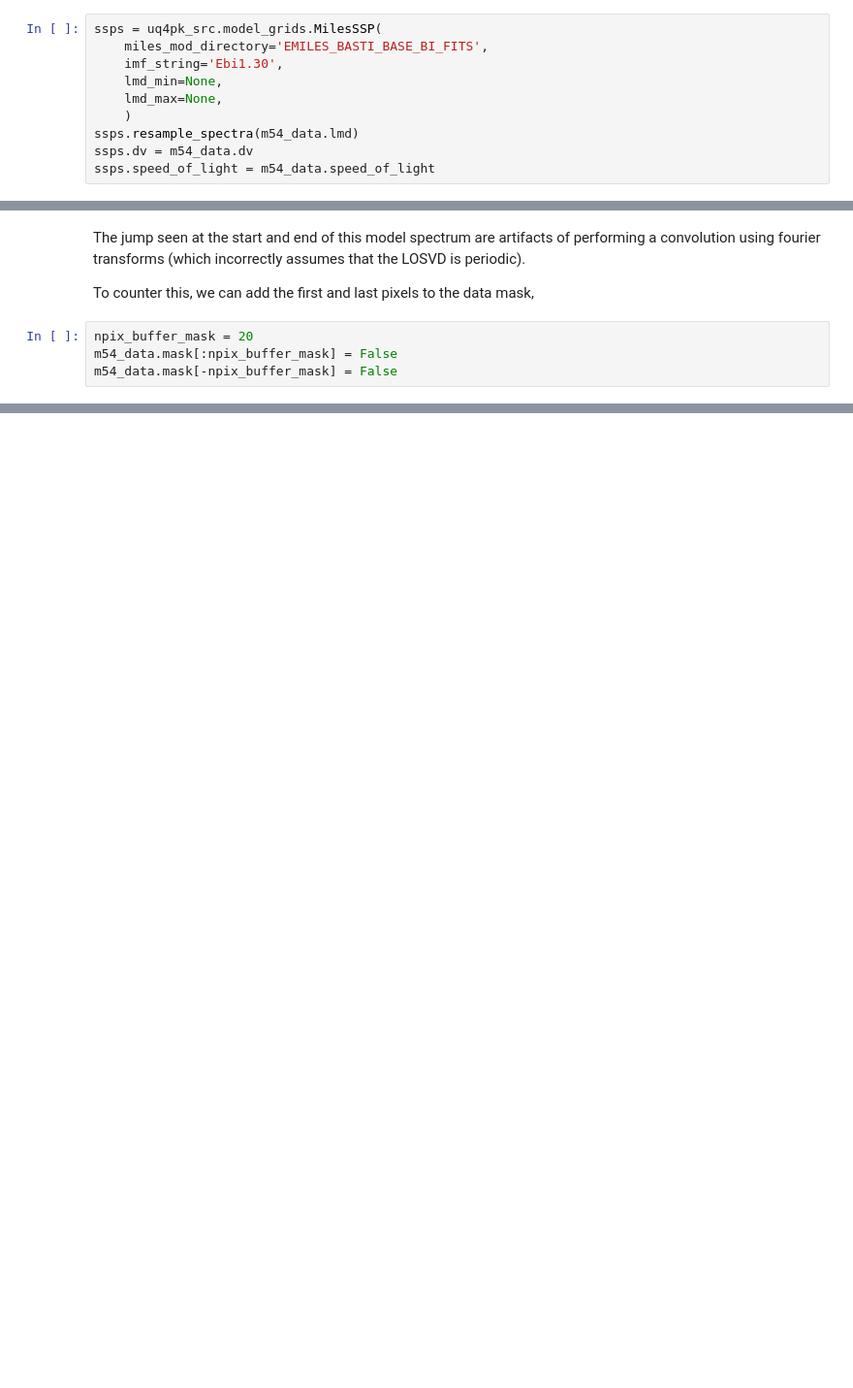
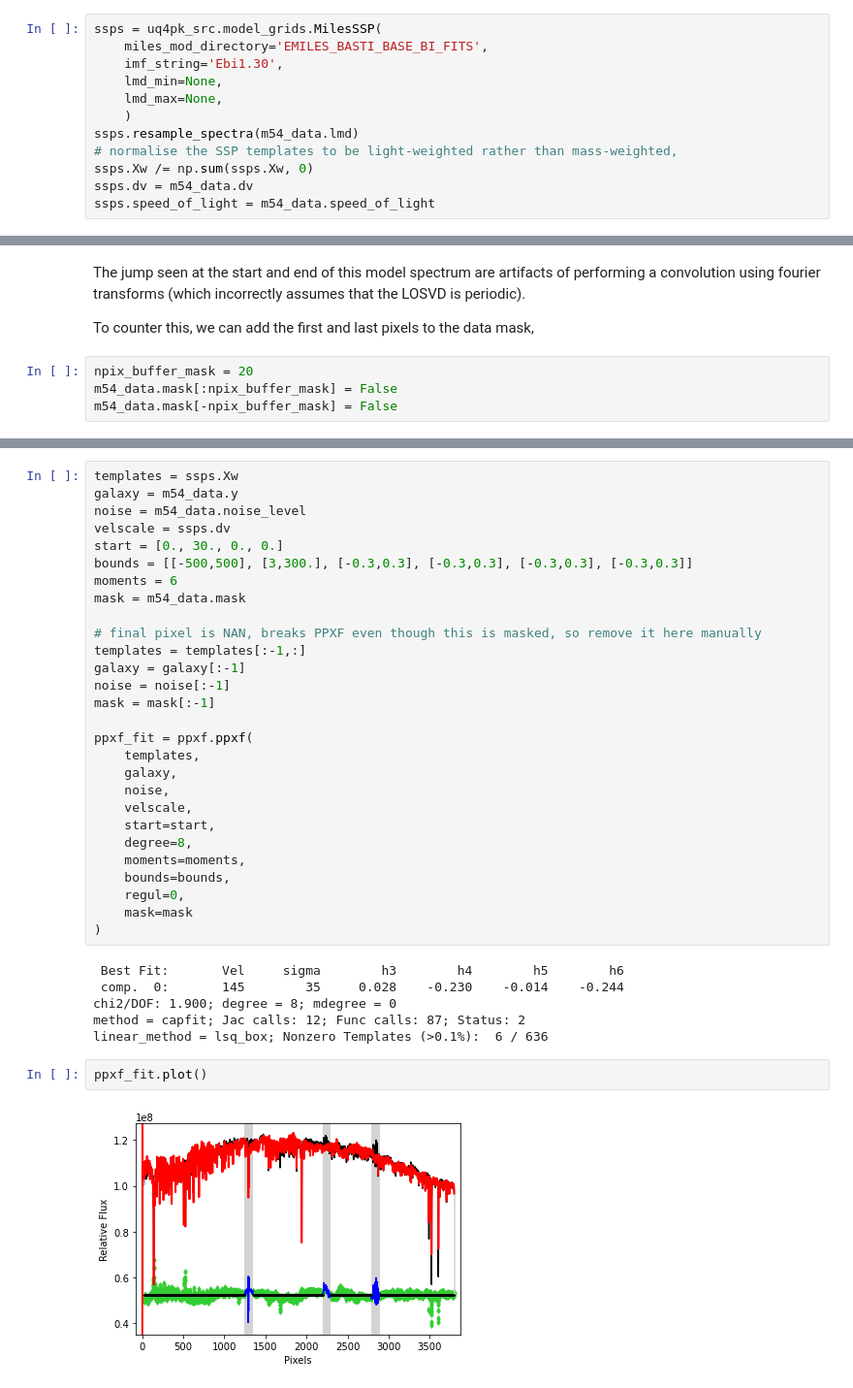
Before and after one commit to prashjet/uq4pk, a Jupyter notebook: notebooks/M54_data.ipynb, the cells around one changed output, grey strips where cells are left out. Shown: that part at 97% size. Cells and saved outputs as stored; diff of their text form; blank space fills up the shorter version.

Commit message:
Update notebook for light-weighted rather than mass-weighted SSPs

```diff
--- a/notebooks/M54_data.ipynb
+++ b/notebooks/M54_data.ipynb
@@ -90,6 +90,8 @@ ssps = uq4pk_src.model_grids.MilesSSP(
     lmd_max=None,
     )
 ssps.resample_spectra(m54_data.lmd)
+# normalise the SSP templates to be light-weighted rather than mass-weighted,
+ssps.Xw /= np.sum(ssps.Xw, 0)
 ssps.dv = m54_data.dv
 ssps.speed_of_light = m54_data.speed_of_light
 # %% [markdown]
@@ -122,0 +129,38 @@ m54_data.mask[-npix_buffer_mask] = False
+# %%
+templates = ssps.Xw
+galaxy = m54_data.y
+noise = m54_data.noise_level
+velscale = ssps.dv
+start = [0., 30., 0., 0.]
+bounds = [[-500,500], [3,300.], [-0.3,0.3], [-0.3,0.3], [-0.3,0.3], [-0.3,0.3]]
+moments = 6
+mask = m54_data.mask
+
+# final pixel is NAN, breaks PPXF even though this is masked, so remove it here manually
+templates = templates[:-1,:]
+galaxy = galaxy[:-1]
+noise = noise[:-1]
+mask = mask[:-1]
+
+ppxf_fit = ppxf.ppxf(
+    templates,
+    galaxy,
+    noise,
+    velscale,
+    start=start,
+    degree=8,
+    moments=moments,
+    bounds=bounds,
+    regul=0,
+    mask=mask
+)
+# %% [output]
+ Best Fit:       Vel     sigma        h3        h4        h5        h6
+ comp.  0:       145        35     0.028    -0.230    -0.014    -0.244
+chi2/DOF: 1.900; degree = 8; mdegree = 0
+method = capfit; Jac calls: 12; Func calls: 87; Status: 2
+linear_method = lsq_box; Nonzero Templates (>0.1%):  6 / 636
+# %%
+ppxf_fit.plot()
+# %% [output]
+[figure, added]
```
Also changed, not shown: parts of 4 cells of this notebook.
